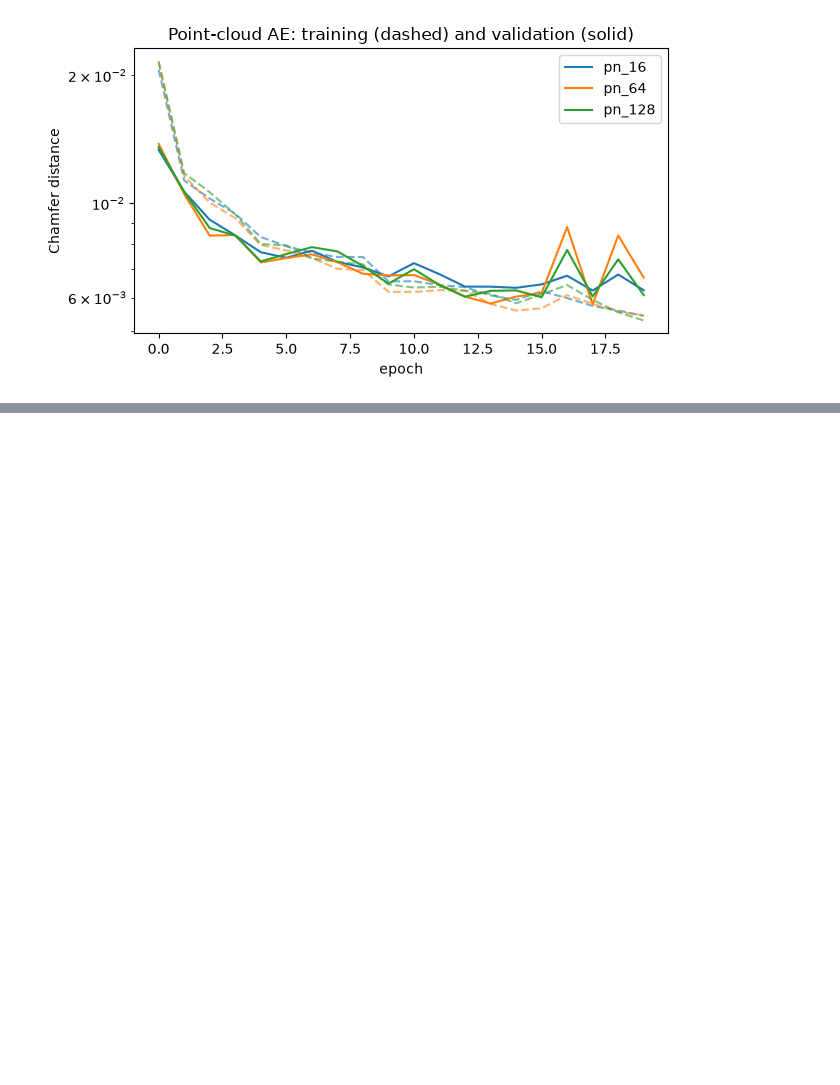
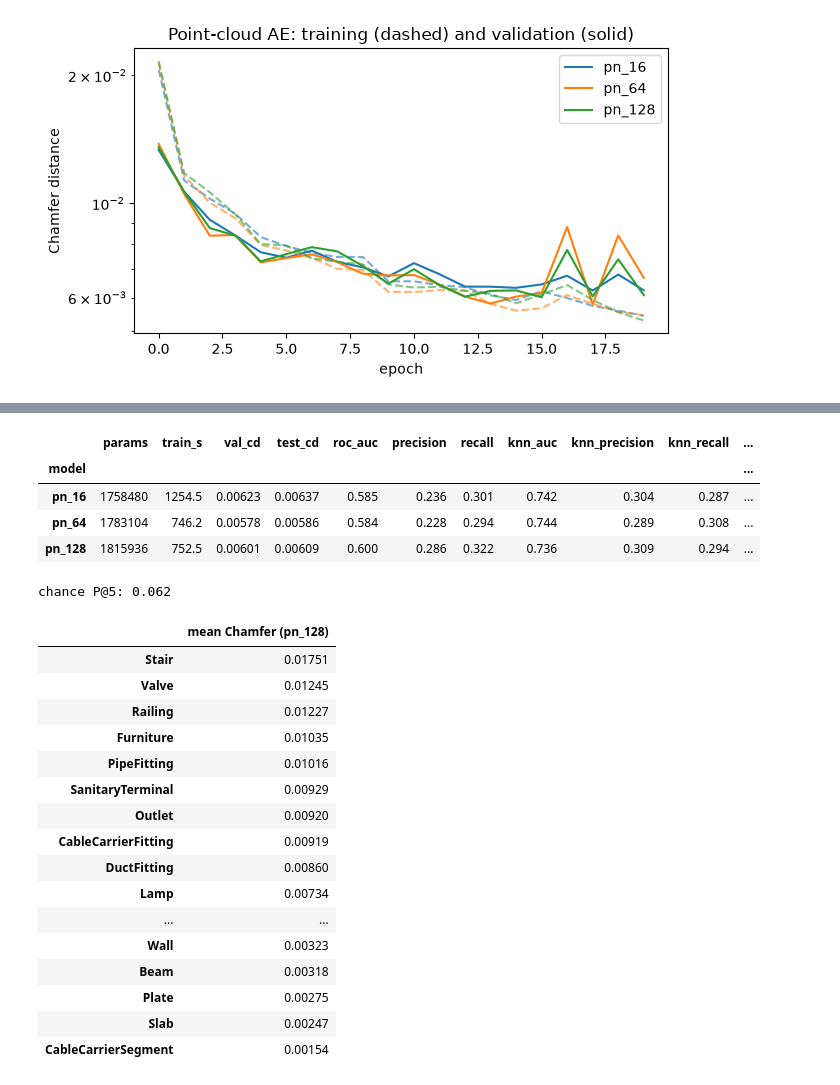
Before and after one commit to iaac-maai/hackathon-team2-ifcnet, a Jupyter notebook: 01_autoencoder/notebook/pointcloud.ipynb, the cells around one changed output, grey strips where cells are left out. Cells and saved outputs as stored; diff of their text form; code cells hidden in the pictures; blank space fills up the shorter version.

Commit message:
Point-cloud autoencoder experiment and comparison with 2D

```diff
--- a/01_autoencoder/notebook/pointcloud.ipynb
+++ b/01_autoencoder/notebook/pointcloud.ipynb
@@ -235,0 +239,62 @@ ax.legend(); plt.tight_layout(); plt.savefig(FIG / "3d_02_val_curves.png", dpi=1
+# %%
+@torch.no_grad()
+def embed3(model, X, bs=256):
+    model.eval()
+    Z = torch.cat([model.encode(X[i:i+bs].to(dev)).cpu() for i in range(0, len(X), bs)])
+    return nn.functional.normalize(Z, dim=1)
+
+def knn_score(Z, Zref, k=5):
+    sim = Z @ Zref.T
+    return (1 - sim.topk(k, dim=1).values.mean(1)).numpy()   # high = far from normal objects
+
+def p_at_5(Z, y):
+    sim = Z @ Z.T; sim.fill_diagonal_(-1)                     # each object is one file: exclude only itself
+    nn5 = sim.topk(5, dim=1).indices
+    return (y[nn5] == y[:, None]).float().mean().item()
+
+for r in results:
+    m = models[r["model"]]
+    Z_tr, Z_va, Z_te = embed3(m, Xtr), embed3(m, X_val), embed3(m, X_test)
+    s_va, s_te = knn_score(Z_va, Z_tr), knn_score(Z_te, Z_tr)
+    thr_k = float(np.quantile(s_va[yv == 0], 0.95))
+    pred = (s_te > thr_k).astype(int)
+    r.update({"knn_auc": round(roc_auc_score(yt, s_te), 3),
+              "knn_precision": round(precision_score(yt, pred, zero_division=0), 3),
+              "knn_recall": round(recall_score(yt, pred, zero_division=0), 3),
+              "p@5": round(p_at_5(Z_te, y_test), 3), "thr_knn": thr_k})
+
+df3 = pd.DataFrame(results).set_index("model")
+display(df3.drop(columns=["thr", "thr_knn"]))
+df3.drop(columns=["thr", "thr_knn"]).to_csv(FIG.parent / "comparison_3d.csv")
+print("chance P@5:", round(float((torch.bincount(y_test).float() / len(y_test)).pow(2).sum()), 3))
+
+# which classes get the highest reconstruction error? (best AUC model)
+best3 = df3["roc_auc"].idxmax()
+e = score(models[best3], X_test).numpy()
+pc = pd.Series(e).groupby(y_test.numpy()).mean()
+pc.index = [classes[i][3:] for i in pc.index]
+display(pc.sort_values(ascending=False).round(5).to_frame(f"mean Chamfer ({best3})"))
+# %% [output]
+|  | params | train_s | val_cd | test_cd | roc_auc | precision | recall | knn_auc | knn_precision | knn_recall | ... |
+| model |  |  |  |  |  |  |  |  |  |  | ... |
+| pn_16 | 1758480 | 1254.5 | 0.00623 | 0.00637 | 0.585 | 0.236 | 0.301 | 0.742 | 0.304 | 0.287 | ... |
+| pn_64 | 1783104 | 746.2 | 0.00578 | 0.00586 | 0.584 | 0.228 | 0.294 | 0.744 | 0.289 | 0.308 | ... |
+| pn_128 | 1815936 | 752.5 | 0.00601 | 0.00609 | 0.600 | 0.286 | 0.322 | 0.736 | 0.309 | 0.294 | ... |
+chance P@5: 0.062
+|  | mean Chamfer (pn_128) |
+| Stair | 0.01751 |
+| Valve | 0.01245 |
+| Railing | 0.01227 |
+| Furniture | 0.01035 |
+| PipeFitting | 0.01016 |
+| SanitaryTerminal | 0.00929 |
+| Outlet | 0.00920 |
+| CableCarrierFitting | 0.00919 |
+| DuctFitting | 0.00860 |
+| Lamp | 0.00734 |
+| ... | ... |
+| Wall | 0.00323 |
+| Beam | 0.00318 |
+| Plate | 0.00275 |
+| Slab | 0.00247 |
+| CableCarrierSegment | 0.00154 |
```
Also changed, not shown: parts of 1 cell of this notebook.
